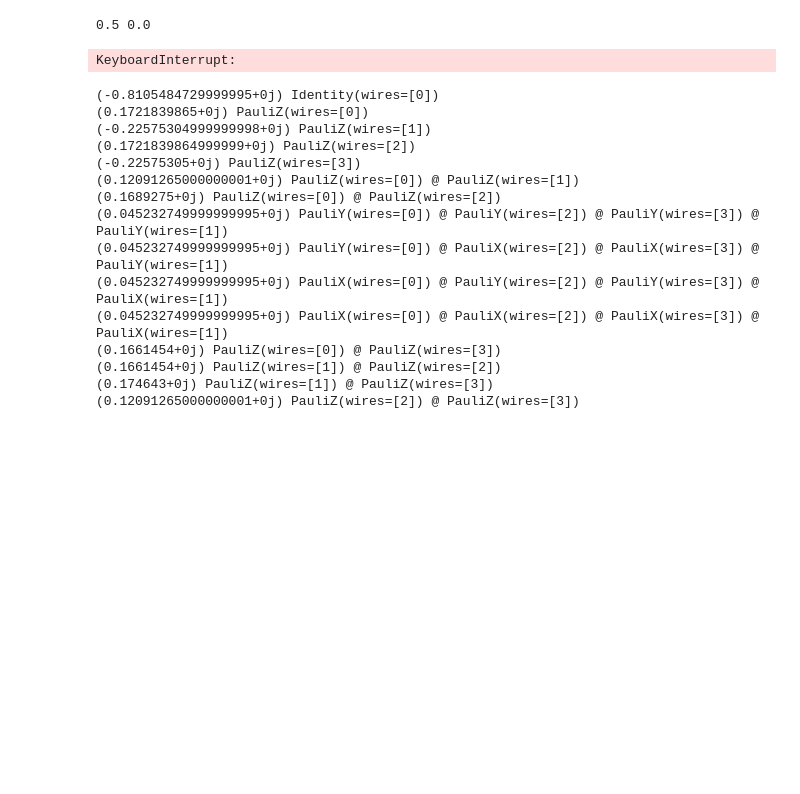
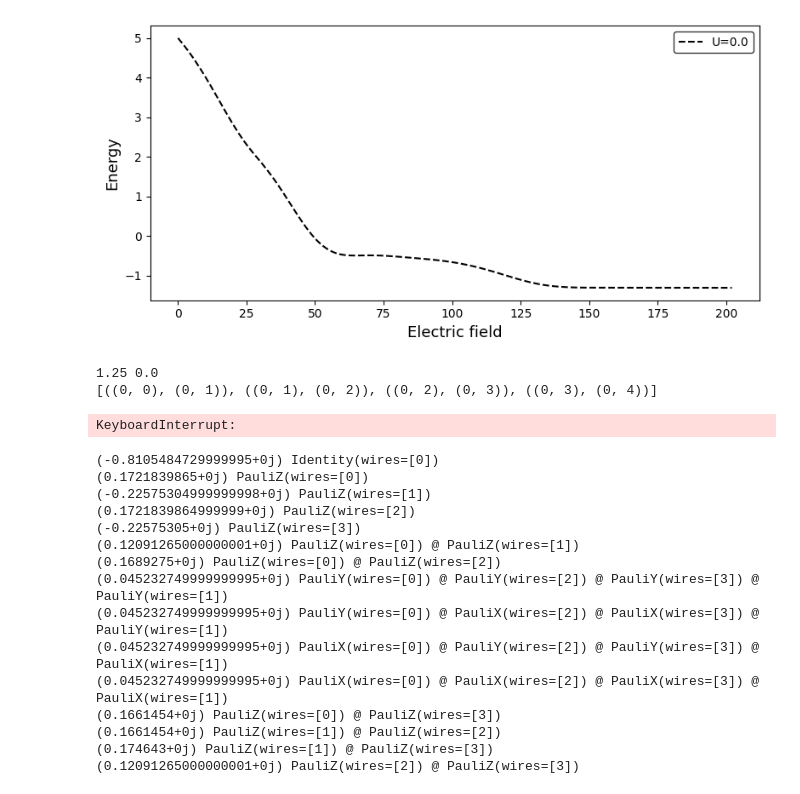
Before and after one commit to javinoram/VqePy, a Jupyter notebook: demos/Pruebas.ipynb, the cells around one changed output. Saved outputs shown, nothing was run; the diff lists cells and outputs as text; code cells hidden in the pictures; blank space fills up the shorter version.

```diff
--- a/demos/Pruebas.ipynb
+++ b/demos/Pruebas.ipynb
@@ -40,11 +186,29 @@ for i in distance:
+# %%
+import matplotlib.pyplot as plt
+import cmasher as cmr
+
+fig, ax = plt.subplots(1, 1, figsize=(8,4),)
+cycle = [cmr.apple(i /4) for i in range(4)]
+
+ax.set_xlabel("Electric field", fontsize=13)
+ax.set_ylabel("Energy", fontsize=13)
+
+ax.plot([i for i in range(len(energy1))], energy1, "--", label="U=0.0", color = cycle[0])
+
+ax.legend(loc="upper right", fontsize='medium',frameon=True, edgecolor='k', ncol=1)
+
+fig.tight_layout()
+plt.show()
+# %% [output]
+[figure, added]
 # %%
-hopping = [0.5, 0.75, 1.0, 1.25, 1.5]
+hopping = [1.25, 1.5]
 U = [0.0, 0.1, 0.2, 0.3, 0.4, 0.5, 0.6, 0.7, 0.8, 0.9, 1.0]
 for t in hopping:
     for u in U:
         print(t,u)
         params1 = {
-                "sites": 6,
+                "sites": 5,
                 "hopping": t,
                 "potential": u,
                 "electric": 0.0,
@@ -54,7 +218,7 @@ for t in hopping:
         params_lat = {
             "bound": False,
             "lattice": "chain",
-            "size": (1,6)
+            "size": (1,5)
         }
 
         hubbard_chain1 = vqe_fermihubbard(params1, params_lat)
@@ -67,26 +231,26 @@ for t in hopping:
                     "qubits": hubbard_chain1.qubits,
                 }
 
-        ansazt = upccgsd_ansatz()
+        ansazt = uccds_ansatz()
         ansazt.set_device( ansatz_params )
         ansazt.set_node( ansatz_params )
-        ansazt.set_state( ansatz_params["electrons"], sz=0)
-        a,b = qml.kUpCCGSD.shape(k=ansatz_params["repetitions"], n_wires=hubbard_chain1.qubits, delta_sz=0)
+        ansazt.set_state( ansatz_params["electrons"], sz=0 )
 
         minimizate_params = {
-                        "maxiter": 100,
-                        "tol": 1e-6,
-                        "number":  a*b,
-                        "theta":["generic", 0.2]}
+                "maxiter": 100,
+                "tol": 1e-6,
+                "number": len(ansazt.singles) + len(ansazt.doubles),
+                "theta":["generic", 0.2]}
 
         hubbard_chain1.node = ansazt.node
         optimizer = gradiend_optimizer(minimizate_params)
         energy1, optimum = optimizer.VQE(hubbard_chain1.cost_function)
 
-        #aux = pd.DataFrame(energy1)
-        #aux.to_csv("../molecules1DFH/open_kupccgsd_"+str(params1["sites"])+"_t"+str(t)+"_u"+str(u)+".csv")
+        aux = pd.DataFrame(energy1)
+        aux.to_csv("../molecules1DFH/open_uccsd_"+str(params1["sites"])+"_t"+str(t)+"_u"+str(u)+".csv")
 # %% [output]
-0.5 0.0
+1.25 0.0
+[((0, 0), (0, 1)), ((0, 1), (0, 2)), ((0, 2), (0, 3)), ((0, 3), (0, 4))]
 # %%
 hopping = [0.5, 0.75, 1.0, 1.25, 1.5]
 U = [0.0, 0.1, 0.2, 0.3, 0.4, 0.5, 0.6, 0.7, 0.8, 0.9, 1.0]
```
Also changed, not shown: parts of 7 cells of this notebook, 17 other files.
